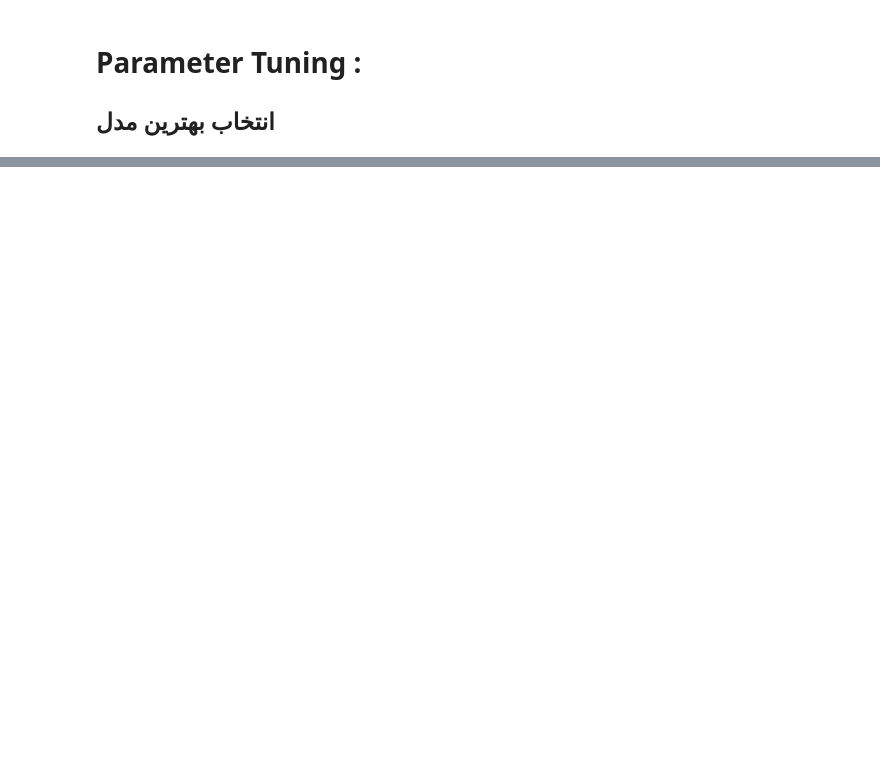
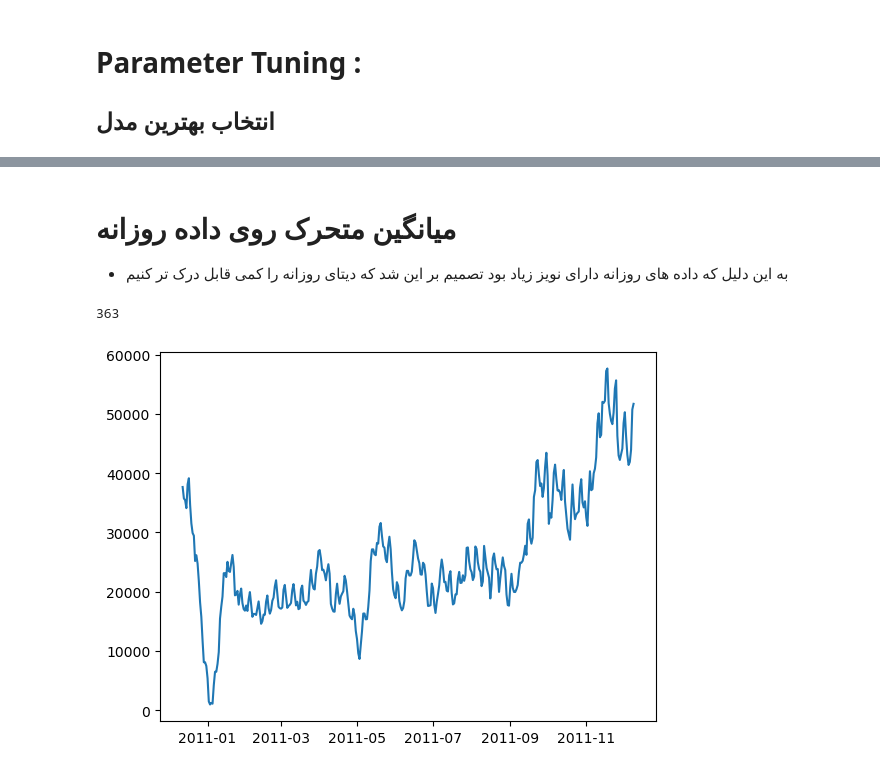
Before and after one commit to pouniq/OnlineRetail_TimeSeries, a Jupyter notebook: First_Project.ipynb, the cells around one changed output, grey strips where cells are left out. Drawn from its saved outputs; the diff is of its cells as text; code cells hidden in the pictures; blank space fills up the shorter version.

```diff
--- a/First_Project.ipynb
+++ b/First_Project.ipynb
@@ -372,0 +172,15 @@ MAPE : 1.02%
+# %% [markdown]
+# میانگین متحرک روی داده روزانه
+- به این دلیل که داده های روزانه دارای نویز زیاد بود تصمیم بر این شد که دیتای روزانه را کمی قابل درک تر کنیم
+# %%
+daily_rolling = daily_sales.rolling(window=12).mean()
+daily_rolling.dropna(inplace=True)
+# %%
+len(daily_rolling)
+# %% [output]
+363
+# %%
+plt.plot(daily_rolling)
+plt.show()
+# %% [output]
+[figure, added]
```
Also changed, not shown: parts of 63 cells of this notebook, 1 other file.
